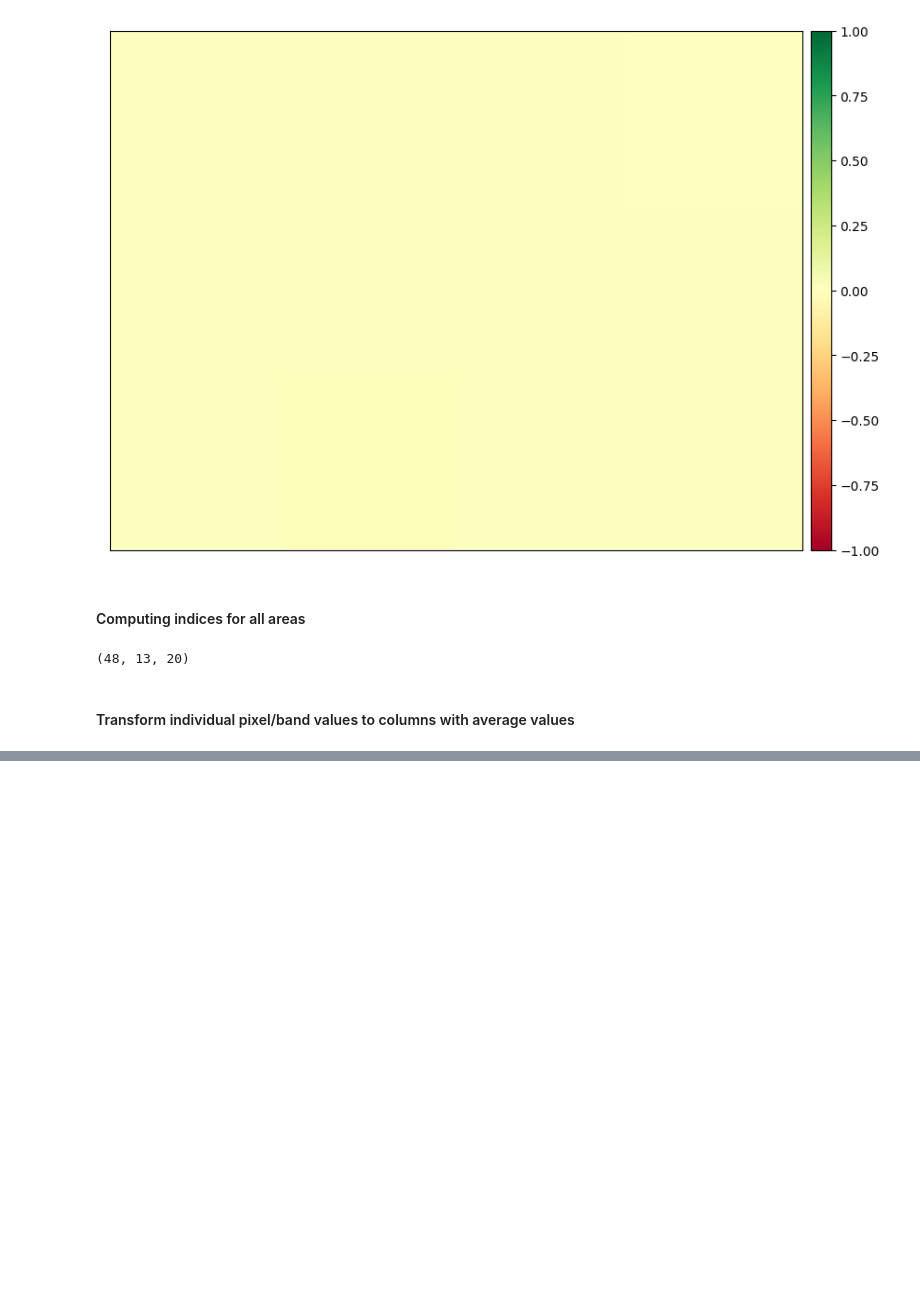
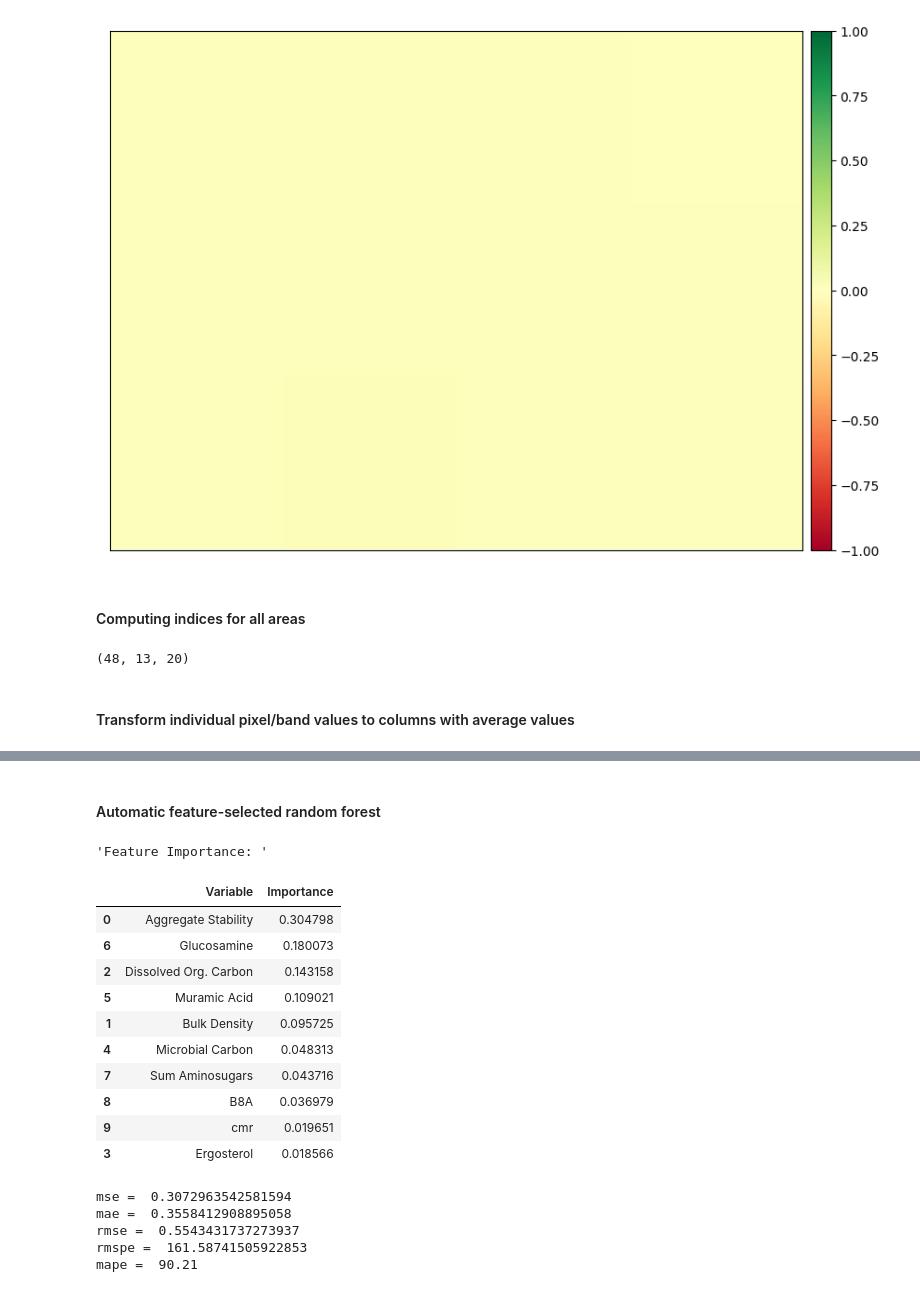
Before and after one commit to werzum/SoilQualityIndicators, a Jupyter notebook: location_rs_exploration.ipynb, the cells around one changed output, grey strips where cells are left out. Saved outputs shown, nothing was run; the diff lists cells and outputs as text; code cells hidden in the pictures; blank space fills up the shorter version.

```diff
--- a/location_rs_exploration.ipynb
+++ b/location_rs_exploration.ipynb
@@ -343,0 +444,33 @@ Their bands: green (2), red(3), NIR (4), SCMAPIn NDSI
+# %% [markdown]
+#### Automatic feature-selected random forest
+# %%
+model = RandomForestRegressor()
+model.fit(X_train_reduced, y_train)
+y_pred = model.predict(X_test_reduced)
+
+display("Feature Importance: ",pd.DataFrame({'Variable':X_feature_reduced.columns,'Importance':model.feature_importances_}).sort_values('Importance', ascending=False))
+
+mse = mean_squared_error(y_test, model.predict(X_test_reduced))
+mae = mean_absolute_error(y_test, model.predict(X_test_reduced))
+rmspe = (np.sqrt(np.mean(np.square((y_test - model.predict(X_test_reduced)) / y_test)))) * 100
+mape = mean_absolute_percentage_error(y_test, model.predict(X_test_reduced))
+
+print("\nmse = ",mse,"\nmae = ",mae,"\nrmse = ", sqrt(mse),"\nrmspe = ",rmspe, "\nmape = ",round(mape * 100, 2))
+# %% [output]
+'Feature Importance: '
+|  | Variable | Importance |
+| 0 | Aggregate Stability | 0.304798 |
+| 6 | Glucosamine | 0.180073 |
+| 2 | Dissolved Org. Carbon | 0.143158 |
+| 5 | Muramic Acid | 0.109021 |
+| 1 | Bulk Density | 0.095725 |
+| 4 | Microbial Carbon | 0.048313 |
+| 7 | Sum Aminosugars | 0.043716 |
+| 8 | B8A | 0.036979 |
+| 9 | cmr | 0.019651 |
+| 3 | Ergosterol | 0.018566 |
+mse =  0.3072963542581594
+mae =  0.3558412908895058
+rmse =  0.5543431737273937
+rmspe =  161.58741505922853
+mape =  90.21
```
Also changed, not shown: parts of 9 cells of this notebook.
